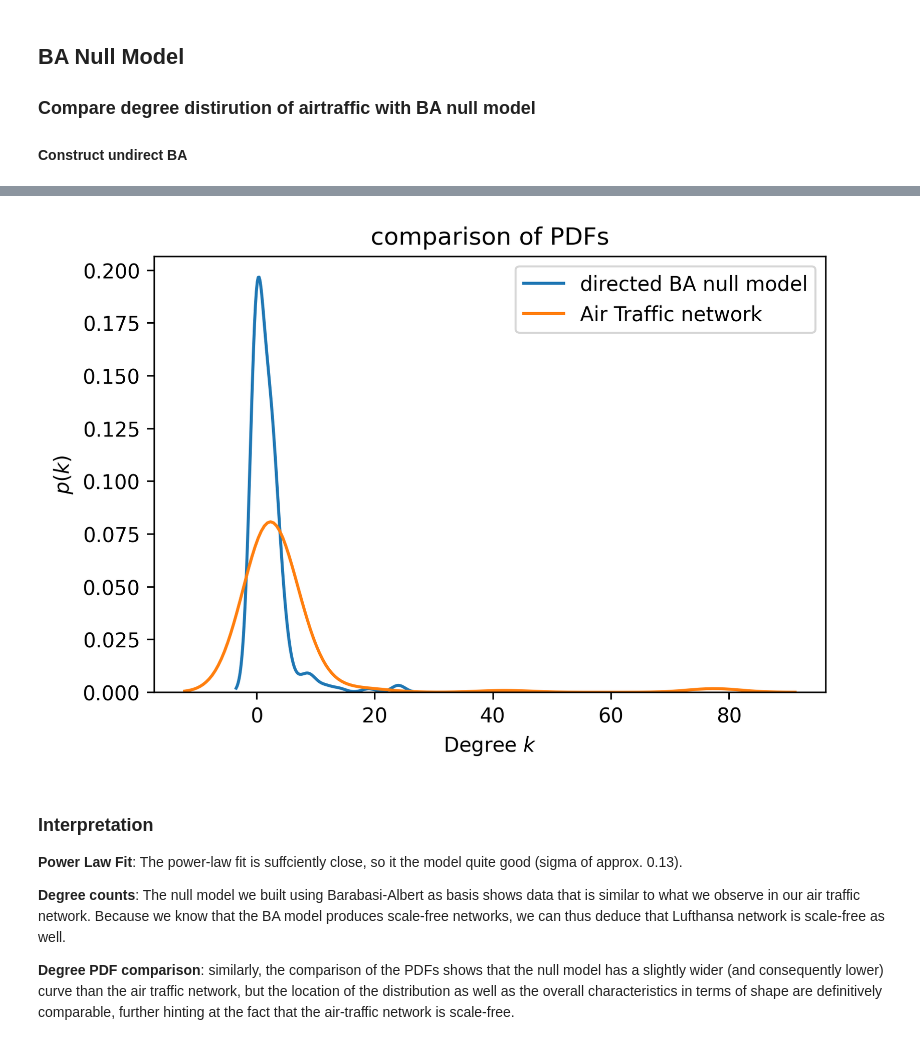
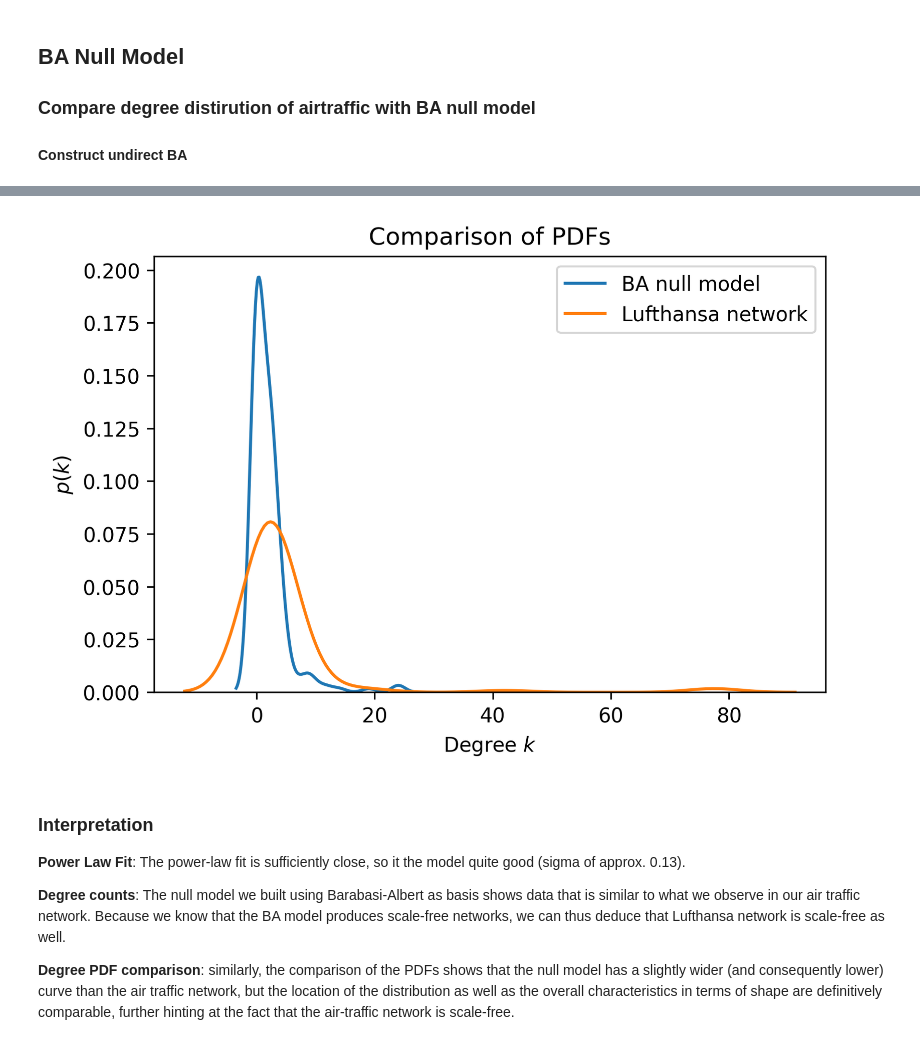
Before and after one commit to Evergarden0101/Airline-Network, a Jupyter notebook: scale_free_analysis.ipynb, the cells around one changed output, grey strips where cells are left out. Cells and saved outputs as stored; diff of their text form; code cells hidden in the pictures.

```diff
--- a/scale_free_analysis.ipynb
+++ b/scale_free_analysis.ipynb
@@ -156,22 +156,22 @@ plt.show()
 # %%
 #NOTE: if we want to use the pdfs, we have to do them as histograms, because
 # we go into the negative degrees with the kde smoothing!
 
 fig4 = plt.figure(dpi=300)
-ax = sns.kdeplot(G_BA_DEGS, label="directed BA null model")
-ax = sns.kdeplot(G_DEGS, ax=ax, label="Air Traffic network")
+ax = sns.kdeplot(G_BA_DEGS, label="BA null model")
+ax = sns.kdeplot(G_DEGS, ax=ax, label="Lufthansa network")
 plt.legend()
 plt.ylabel("$p(k)$")
 plt.xlabel("Degree $k$")
-plt.savefig(f'SF_pdf_comparison.pdf', dpi=600)
-plt.title("comparison of PDFs")
+plt.savefig(f'pdf_comparison.pdf', dpi=600)
+plt.title("Comparison of PDFs")
 plt.show()
 # %% [output]
-[figure, old version]
+[figure, new version]
 # %% [markdown]
 ### Interpretation
 
-<b>Power Law Fit</b>: The power-law fit is suffciently close, so it the model quite good (sigma of approx. 0.13).
+<b>Power Law Fit</b>: The power-law fit is sufficiently close, so it the model quite good (sigma of approx. 0.13).
 
 <b>Degree counts</b>: The null model we built using Barabasi-Albert as basis shows data that is similar to what we observe in our air traffic network. Because
 we know that the BA model produces scale-free networks, we can thus deduce that Lufthansa network is scale-free as well.
```
Also changed, not shown: parts of 2 cells of this notebook.
